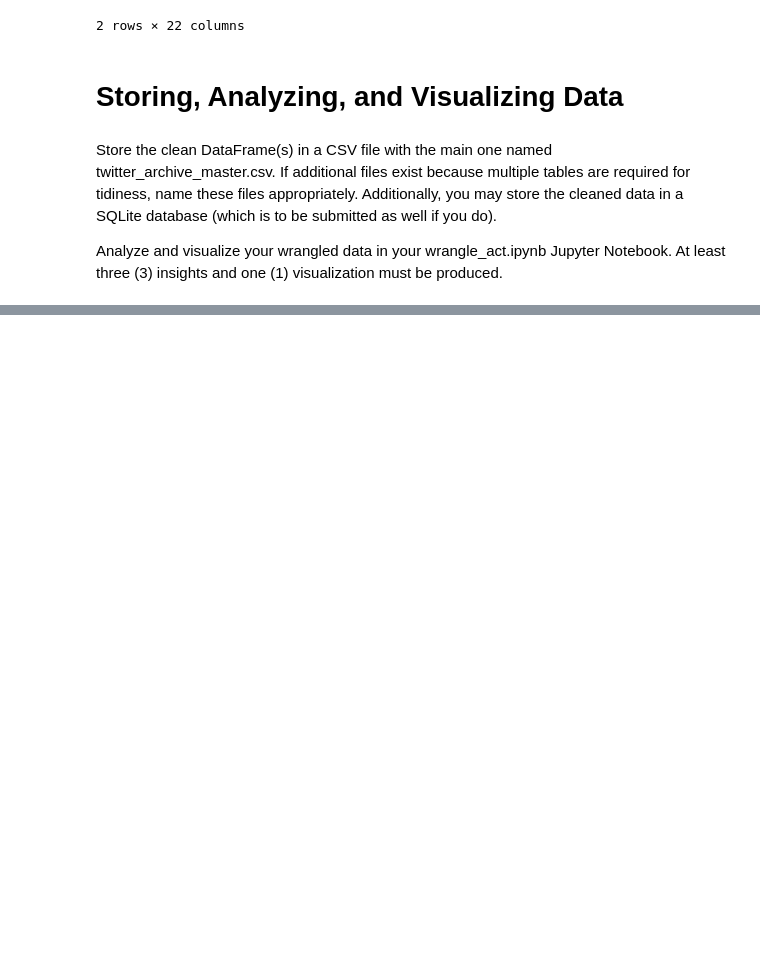
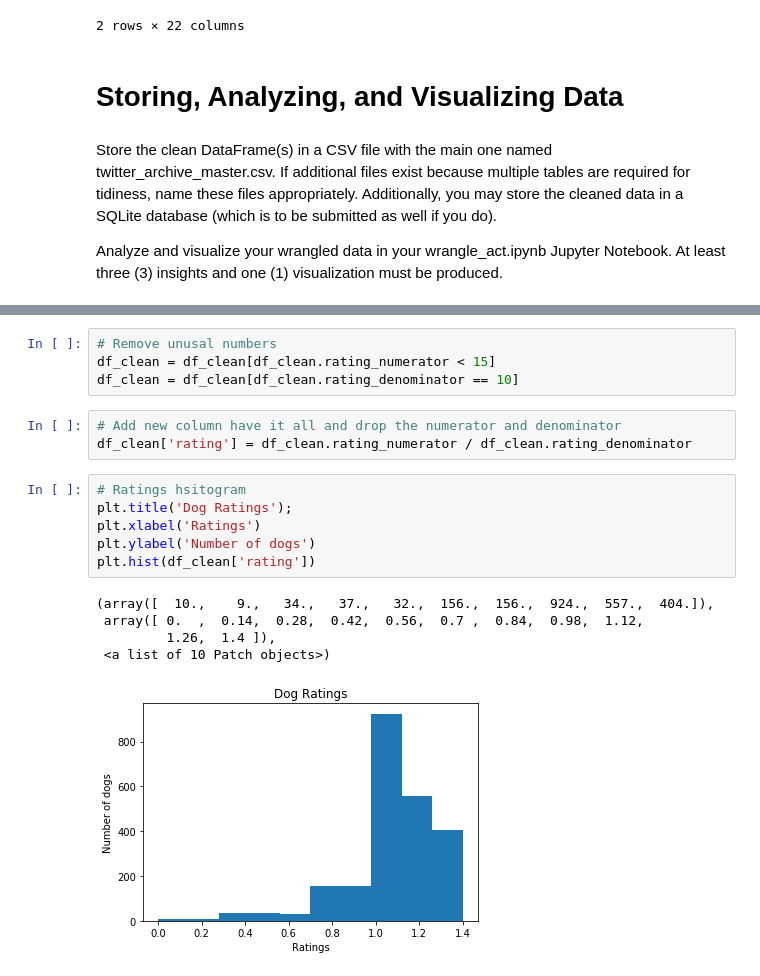
Before and after one commit to Aziz039/Wrangle_and_Analyze_Data-, a Jupyter notebook: wrangle_act.ipynb, the cells around one changed output, grey strips where cells are left out. Cells and saved outputs as stored; diff of their text form; blank space fills up the shorter version.

Commit message:
Update wrangle_act.ipynb
Finished storing, analyzing, and visualizing data sections

```diff
--- a/wrangle_act.ipynb
+++ b/wrangle_act.ipynb
@@ -589,0 +626,19 @@ Analyze and visualize your wrangled data in your wrangle_act.ipynb Jupyter Noteb
+# %%
+# Remove unusal numbers
+df_clean = df_clean[df_clean.rating_numerator < 15]
+df_clean = df_clean[df_clean.rating_denominator == 10]
+# %%
+# Add new column have it all and drop the numerator and denominator
+df_clean['rating'] = df_clean.rating_numerator / df_clean.rating_denominator
+# %%
+# Ratings hsitogram
+plt.title('Dog Ratings');
+plt.xlabel('Ratings')
+plt.ylabel('Number of dogs')
+plt.hist(df_clean['rating'])
+# %% [output]
+(array([  10.,    9.,   34.,   37.,   32.,  156.,  156.,  924.,  557.,  404.]),
+ array([ 0.  ,  0.14,  0.28,  0.42,  0.56,  0.7 ,  0.84,  0.98,  1.12,
+         1.26,  1.4 ]),
+ <a list of 10 Patch objects>)
+[figure, added]
```
Also changed, not shown: parts of 11 cells of this notebook.
